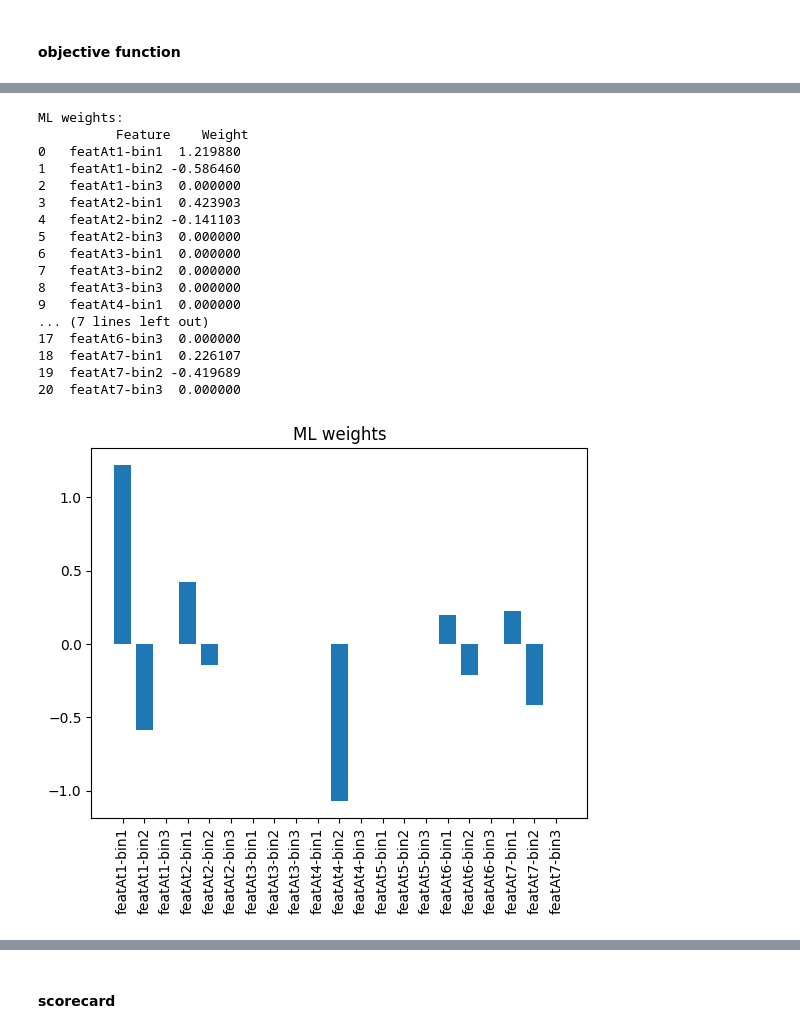
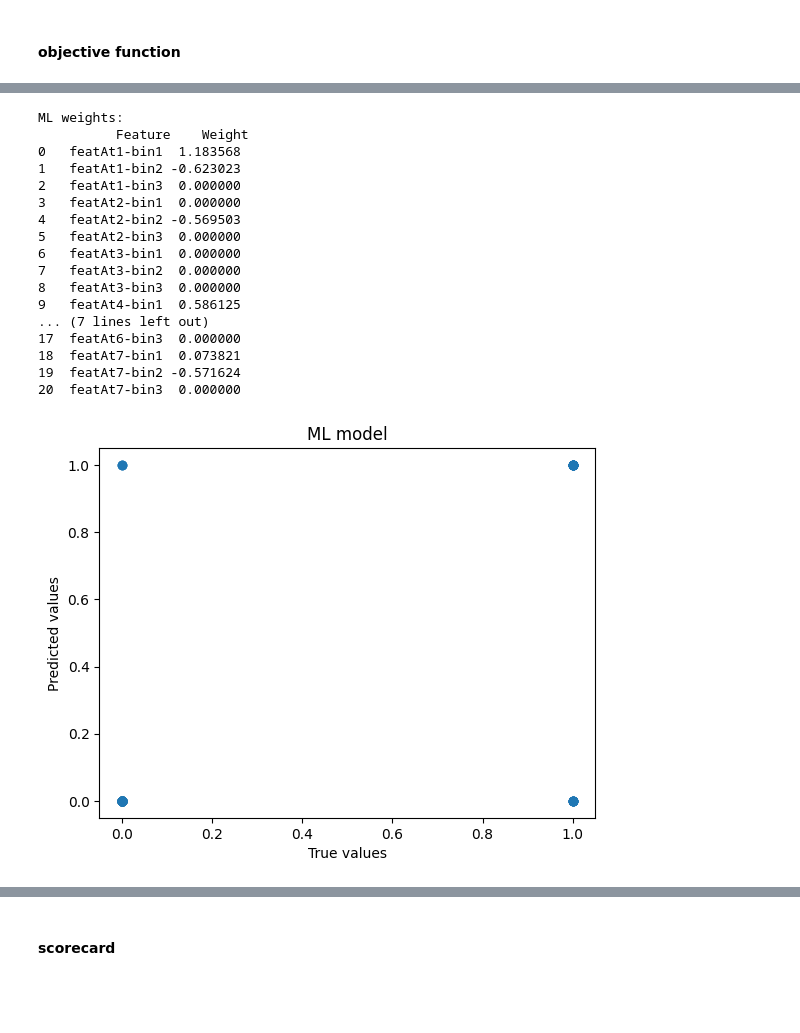
Before and after one commit to mafits/opt-ordinal-scorecards, a Jupyter notebook: diff-scorecards.ipynb, the cells around one changed output, grey strips where cells are left out. Saved outputs shown, nothing was run; the diff lists cells and outputs as text; code cells hidden in the pictures; blank space fills up the shorter version.

```diff
--- a/diff-scorecards.ipynb
+++ b/diff-scorecards.ipynb
@@ -504,38 +508,46 @@ RSS weights:
 # %%
 # maximum likelihood (GLM with binomial response and logit link function)
 def max_likelihood(X, y):
     logistic = LogisticRegression()
     logistic.solver = 'liblinear'
     logistic.penalty = 'l1'
     weights_ml = get_weights(logistic, X, y)
     print("ML weights:\n", weights_ml)
 
-    # plot
+    # plot the model
+    plt.figure()
+    plt.plot(y, logistic.predict(X), 'o')
+    plt.xlabel('True values')
+    plt.ylabel('Predicted values')
+    plt.title('ML model')
+    plt.show()
+
+    # plot weights
     plt.figure()
     plt.bar(weights_ml['Feature'], weights_ml['Weight'])
     plt.xticks(rotation=90)
     plt.title('ML weights')
     plt.show()
 
-    return weights_ml
+    return logistic, weights_ml
 
-app_weights_ml = max_likelihood(disc_app_X, app_y)
+logistic, app_weights_ml = max_likelihood(disc_app_X, app_y)
 # %% [output]
 ML weights:
           Feature    Weight
-0   featAt1-bin1  1.219880
-1   featAt1-bin2 -0.586460
+0   featAt1-bin1  1.183568
+1   featAt1-bin2 -0.623023
 2   featAt1-bin3  0.000000
-3   featAt2-bin1  0.423903
-4   featAt2-bin2 -0.141103
+3   featAt2-bin1  0.000000
+4   featAt2-bin2 -0.569503
 5   featAt2-bin3  0.000000
 6   featAt3-bin1  0.000000
 7   featAt3-bin2  0.000000
 8   featAt3-bin3  0.000000
-9   featAt4-bin1  0.000000
+9   featAt4-bin1  0.586125
 ... (7 lines left out)
 17  featAt6-bin3  0.000000
-18  featAt7-bin1  0.226107
-19  featAt7-bin2 -0.419689
+18  featAt7-bin1  0.073821
+19  featAt7-bin2 -0.571624
 20  featAt7-bin3  0.000000
-[figure, old version]
+[figure, new version]
```
Also changed, not shown: parts of 22 cells of this notebook, 3 other files.
